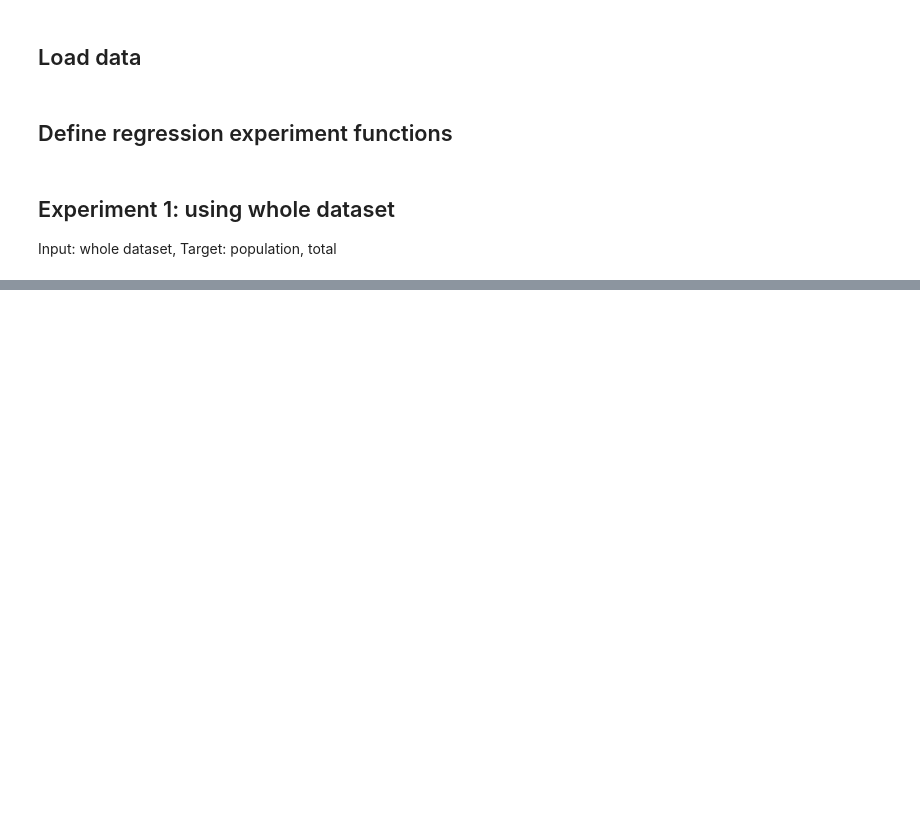
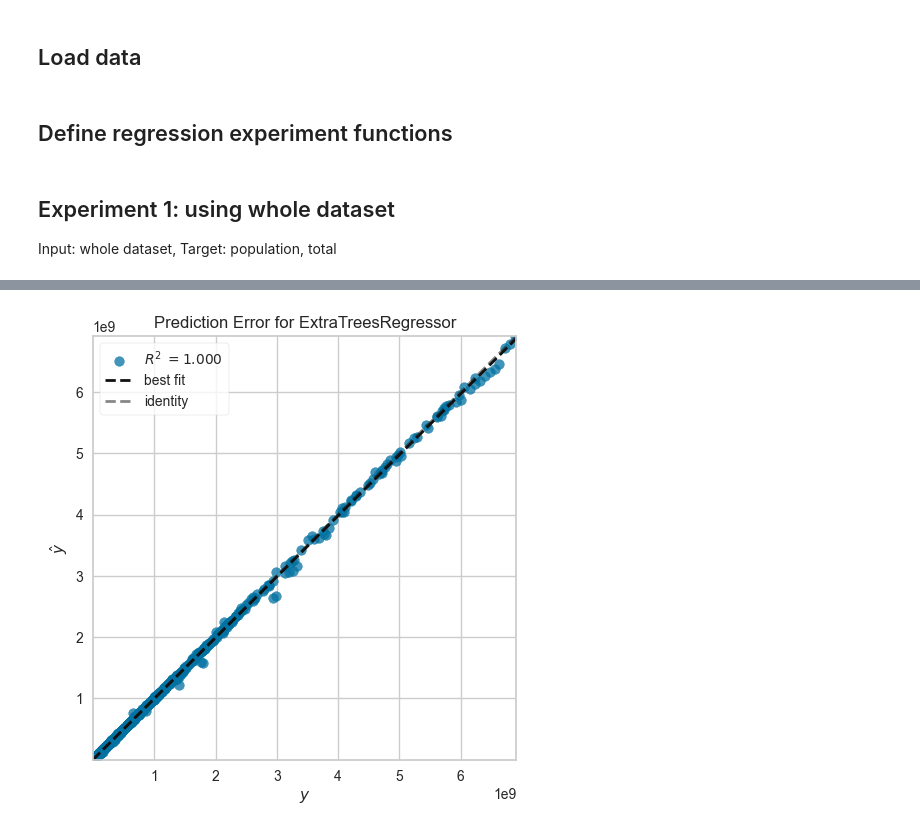
Before and after one commit to andrewp-dot/demography-predictor, a Jupyter notebook: src/model_selection/selection.ipynb, the cells around one changed output, grey strips where cells are left out. Drawn from its saved outputs; the diff is of its cells as text; code cells hidden in the pictures; blank space fills up the shorter version.

```diff
--- a/src/model_selection/selection.ipynb
+++ b/src/model_selection/selection.ipynb
@@ -124,0 +133,4 @@ best_model = regression_experiment(data=data_df, target="population, total")
+# %%
+# Plot Error
+plot_model(best_model, plot="error")
+# %% [output]
@@ -124,0 +138 @@ best_model = regression_experiment(data=data_df, target="population, total")
+[figure, added]
```
Also changed, not shown: parts of 32 cells of this notebook, 1 other file.
